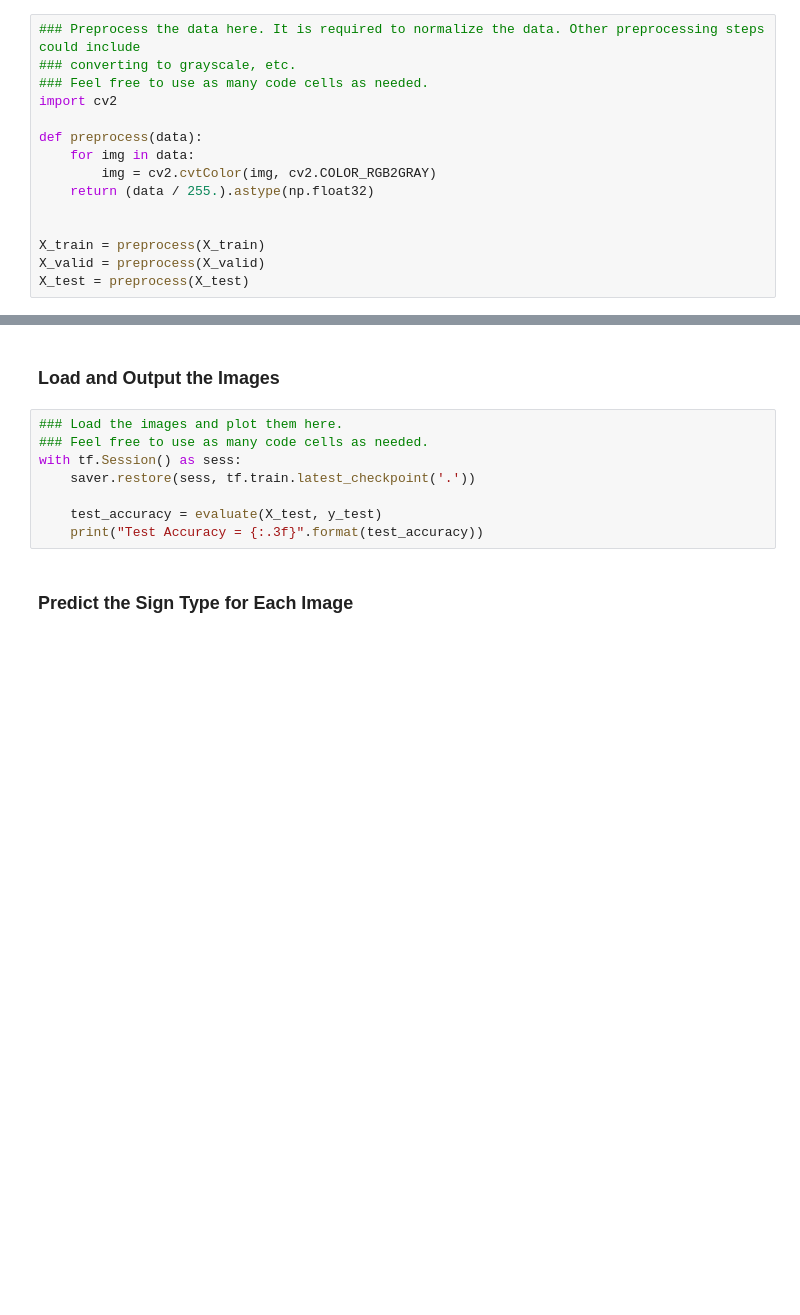
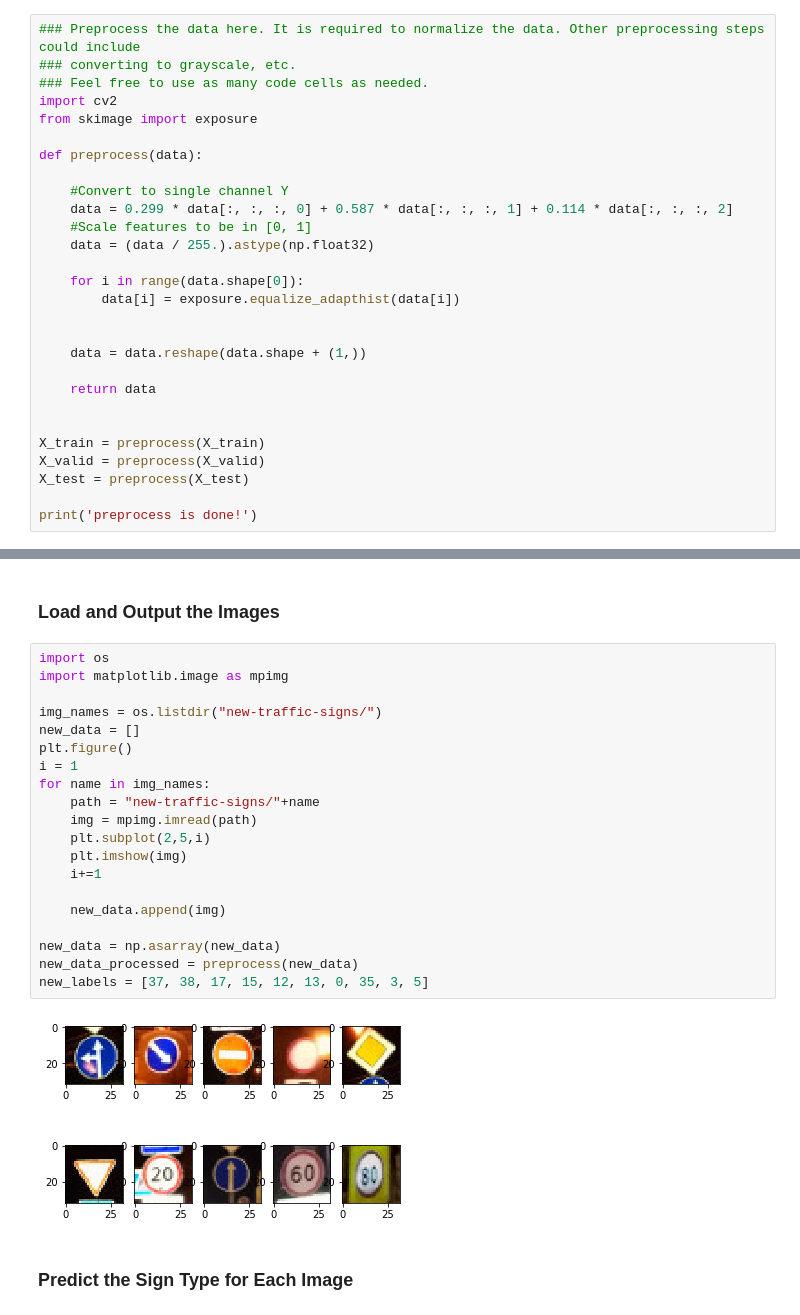
Before and after one commit to yang1688899/CarND-Traffic-Sign-Classifier-Project, a Jupyter notebook: Traffic_Sign_Classifier.ipynb, the cells around one changed output, grey strips where cells are left out. Cells and saved outputs as stored; diff of their text form; blank space fills up the shorter version.

```diff
--- a/Traffic_Sign_Classifier.ipynb
+++ b/Traffic_Sign_Classifier.ipynb
@@ -135,14 +161,27 @@ Use the code cell (or multiple code cells, if necessary) to implement the first
 ### converting to grayscale, etc.
 ### Feel free to use as many code cells as needed.
 import cv2
+from skimage import exposure
 
 def preprocess(data):
-    for img in data:
-        img = cv2.cvtColor(img, cv2.COLOR_RGB2GRAY)
-    return (data / 255.).astype(np.float32)
+
+    #Convert to single channel Y
+    data = 0.299 * data[:, :, :, 0] + 0.587 * data[:, :, :, 1] + 0.114 * data[:, :, :, 2]
+    #Scale features to be in [0, 1]
+    data = (data / 255.).astype(np.float32)
+
+    for i in range(data.shape[0]):
+        data[i] = exposure.equalize_adapthist(data[i])
+
+
+    data = data.reshape(data.shape + (1,))
+
+    return data
 
 
 X_train = preprocess(X_train)
 X_valid = preprocess(X_valid)
 X_test = preprocess(X_test)
+
+print('preprocess is done!')
 # %% [output]
@@ -297,14 +345,28 @@ To give yourself more insight into how your model is working, download at least
 You may find `signnames.csv` useful as it contains mappings from the class id (integer) to the actual sign name.
 # %% [markdown]
 ### Load and Output the Images
-# %%
-### Load the images and plot them here.
-### Feel free to use as many code cells as needed.
-with tf.Session() as sess:
-    saver.restore(sess, tf.train.latest_checkpoint('.'))
-
-    test_accuracy = evaluate(X_test, y_test)
-    print("Test Accuracy = {:.3f}".format(test_accuracy))
+# %%
+import os
+import matplotlib.image as mpimg
+
+img_names = os.listdir("new-traffic-signs/")
+new_data = []
+plt.figure()
+i = 1
+for name in img_names:
+    path = "new-traffic-signs/"+name
+    img = mpimg.imread(path)
+    plt.subplot(2,5,i)
+    plt.imshow(img)
+    i+=1
+
+    new_data.append(img)
+
+new_data = np.asarray(new_data)
+new_data_processed = preprocess(new_data)
+new_labels = [37, 38, 17, 15, 12, 13, 0, 35, 3, 5]
+# %% [output]
+[figure, added]
 # %% [markdown]
 ### Predict the Sign Type for Each Image
 # %%
```
Also changed, not shown: parts of 7 cells of this notebook, 13 other files.
